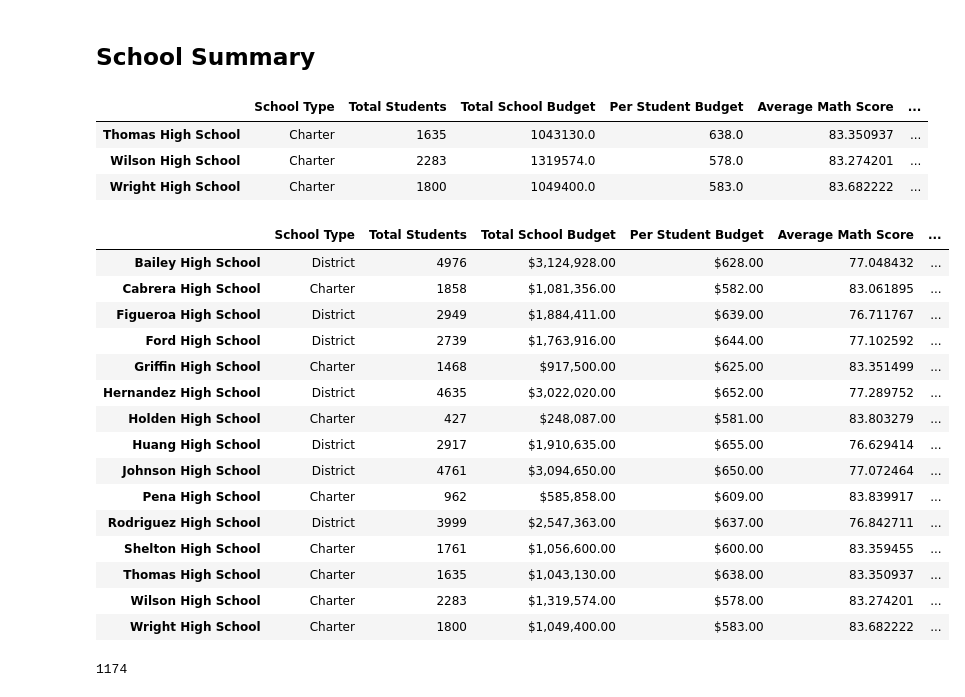
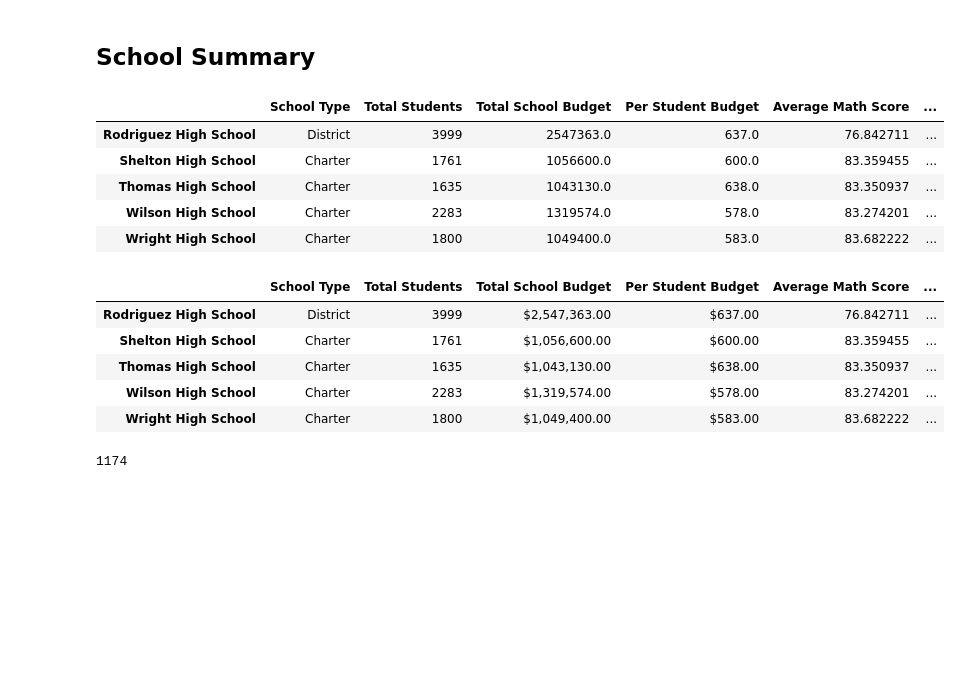
Before and after one commit to FIRE-Phoebe/School_District_Analysis, a Jupyter notebook: PyCitySchool_Challenge.ipynb, the cells around one changed output. Drawn from its saved outputs; the diff is of its cells as text; code cells hidden in the pictures; blank space fills up the shorter version.

```diff
--- a/PyCitySchool_Challenge.ipynb
+++ b/PyCitySchool_Challenge.ipynb
@@ -225,31 +226,23 @@ per_school_summary_df = pd.DataFrame({
     "% Overall Passing": per_overall_passing_percentage})
 
 
-per_school_summary_df.tail(3)
+per_school_summary_df.tail(5)
 # %% [output]
 |  | School Type | Total Students | Total School Budget | Per Student Budget | Average Math Score | ... |
+| Rodriguez High School | District | 3999 | 2547363.0 | 637.0 | 76.842711 | ... |
+| Shelton High School | Charter | 1761 | 1056600.0 | 600.0 | 83.359455 | ... |
 | Thomas High School | Charter | 1635 | 1043130.0 | 638.0 | 83.350937 | ... |
 | Wilson High School | Charter | 2283 | 1319574.0 | 578.0 | 83.274201 | ... |
 | Wright High School | Charter | 1800 | 1049400.0 | 583.0 | 83.682222 | ... |
 # %%
 # Format the Total School Budget and the Per Student Budget
 per_school_summary_df["Total School Budget"] = per_school_summary_df["Total School Budget"].map("${:,.2f}".format)
 per_school_summary_df["Per Student Budget"] = per_school_summary_df["Per Student Budget"].map("${:,.2f}".format)
 
 # Display the data frame
-per_school_summary_df
+per_school_summary_df.tail()
 # %% [output]
 |  | School Type | Total Students | Total School Budget | Per Student Budget | Average Math Score | ... |
-| Bailey High School | District | 4976 | $3,124,928.00 | $628.00 | 77.048432 | ... |
-| Cabrera High School | Charter | 1858 | $1,081,356.00 | $582.00 | 83.061895 | ... |
-| Figueroa High School | District | 2949 | $1,884,411.00 | $639.00 | 76.711767 | ... |
-| Ford High School | District | 2739 | $1,763,916.00 | $644.00 | 77.102592 | ... |
-| Griffin High School | Charter | 1468 | $917,500.00 | $625.00 | 83.351499 | ... |
-| Hernandez High School | District | 4635 | $3,022,020.00 | $652.00 | 77.289752 | ... |
-| Holden High School | Charter | 427 | $248,087.00 | $581.00 | 83.803279 | ... |
-| Huang High School | District | 2917 | $1,910,635.00 | $655.00 | 76.629414 | ... |
-| Johnson High School | District | 4761 | $3,094,650.00 | $650.00 | 77.072464 | ... |
-| Pena High School | Charter | 962 | $585,858.00 | $609.00 | 83.839917 | ... |
 | Rodriguez High School | District | 3999 | $2,547,363.00 | $637.00 | 76.842711 | ... |
 | Shelton High School | Charter | 1761 | $1,056,600.00 | $600.00 | 83.359455 | ... |
 | Thomas High School | Charter | 1635 | $1,043,130.00 | $638.00 | 83.350937 | ... |
```
Also changed, not shown: parts of 5 cells of this notebook, 14 other files.
